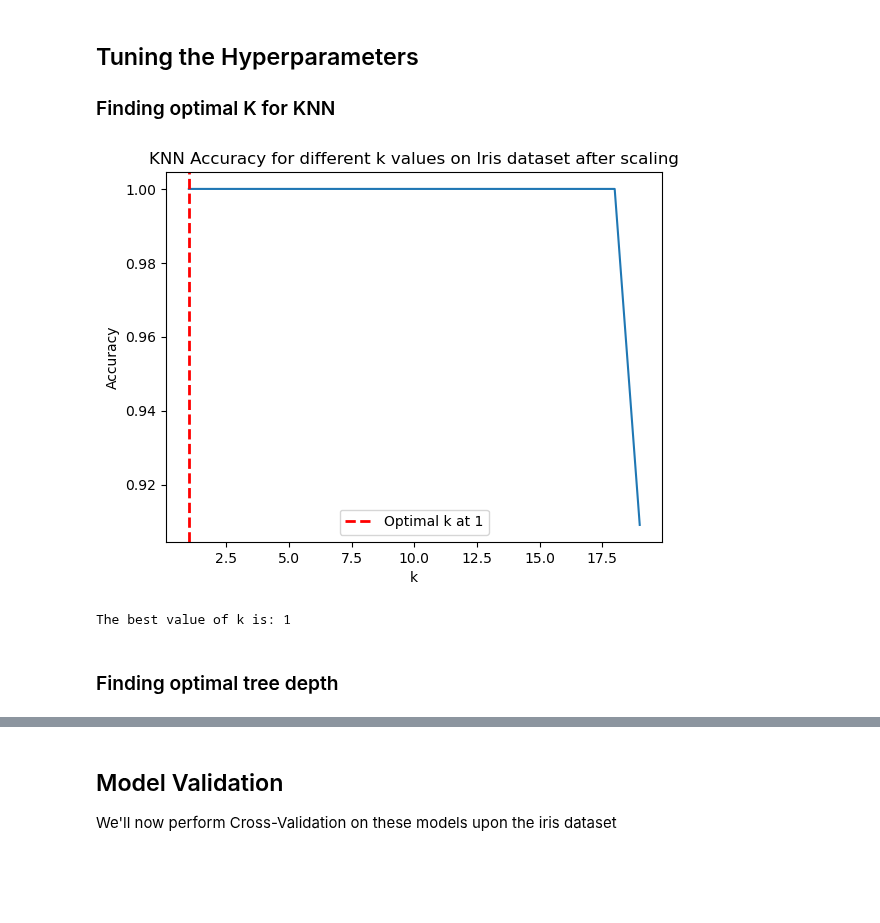
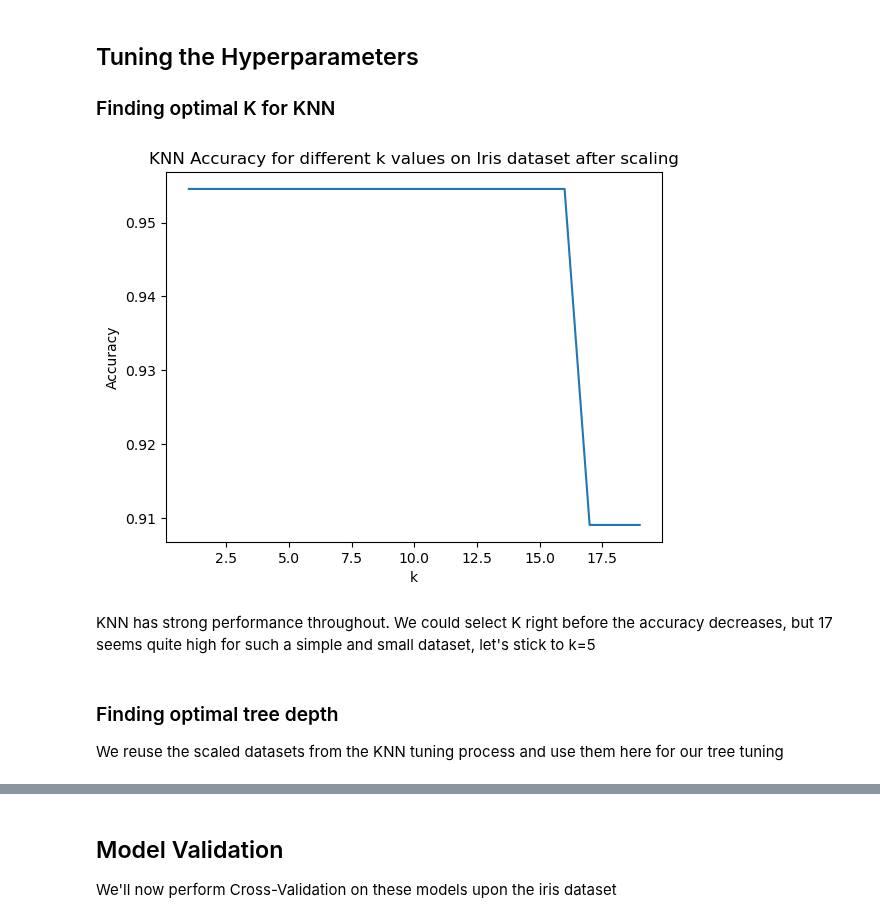
Before and after one commit to nkurien/FYP-MLEvaluator, a Jupyter notebook: poc/notebooks/06_INTERIM_REVIEW.ipynb, the cells around one changed output, grey strips where cells are left out. Cells and saved outputs as stored; diff of their text form; code cells hidden in the pictures; blank space fills up the shorter version.

```diff
--- a/poc/notebooks/06_INTERIM_REVIEW.ipynb
+++ b/poc/notebooks/06_INTERIM_REVIEW.ipynb
@@ -30,47 +30,39 @@ Test set size: (37, 4)
 ### Finding optimal K for KNN
 # %%
 import matplotlib.pyplot as plt
-X_train, X_val, y_train, y_val = train_test_split(X_train_iris, y_train_iris, test_size=0.2, seed=5678)
+X_train, X_val, y_train, y_val = train_test_split(X_train_iris, y_train_iris, test_size=0.2, seed=234)
 
 # Initialize and apply MinMaxScaler
 scaler = MinMaxScaler()
 scaled_X_train = scaler.fit_transform(X_train)
 scaled_X_val = scaler.transform(X_val)
 
 accuracies = []
 
 # Looping from k=1 to k=20
 for k in range(1, 20):
     knn = KNearestNeighbours(k)
     knn.fit(scaled_X_train, y_train)
     y_pred_val = knn.predict(scaled_X_val)
     accuracy = np.mean(y_val == y_pred_val)
     accuracies.append(accuracy)
 
 # Plotting the results
 plt.plot(range(1, 20), accuracies)
 plt.xlabel('k')
 plt.ylabel('Accuracy')
 plt.title('KNN Accuracy for different k values on Iris dataset after scaling')
 
-# Finding the best k value
-best_k = accuracies.index(max(accuracies)) + 1  # +1 because k starts from 1
-
-# Add a vertical line at the best k value
-plt.axvline(x=best_k, color='red', linestyle='--', linewidth=2, label=f'Optimal k at {best_k}')
-
-# Add a legend to the plot
-plt.legend()
 
 # Show the plot
 plt.show()
-
-print(f"The best value of k is: {best_k}")
 # %% [output]
-[figure, old version]
+[figure, new version]
-The best value of k is: 1
+# %% [markdown]
+KNN has strong performance throughout. We could select K right before the accuracy decreases, but 17 seems quite high for such a simple and small dataset, let's stick to k=5
 # %% [markdown]
 ### Finding optimal tree depth
+We reuse the scaled datasets from the KNN tuning process and use them here for our tree tuning
 # %%
 
 accuracies = []
```
Also changed, not shown: parts of 21 cells of this notebook.
